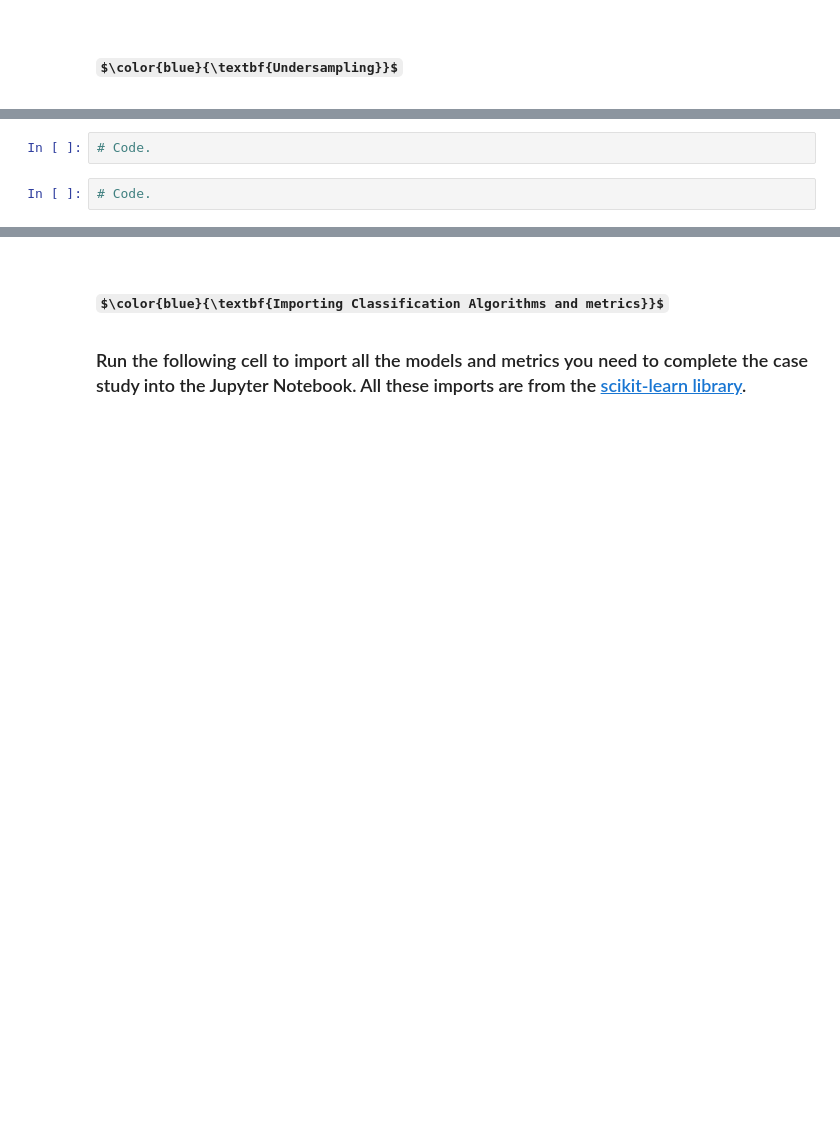
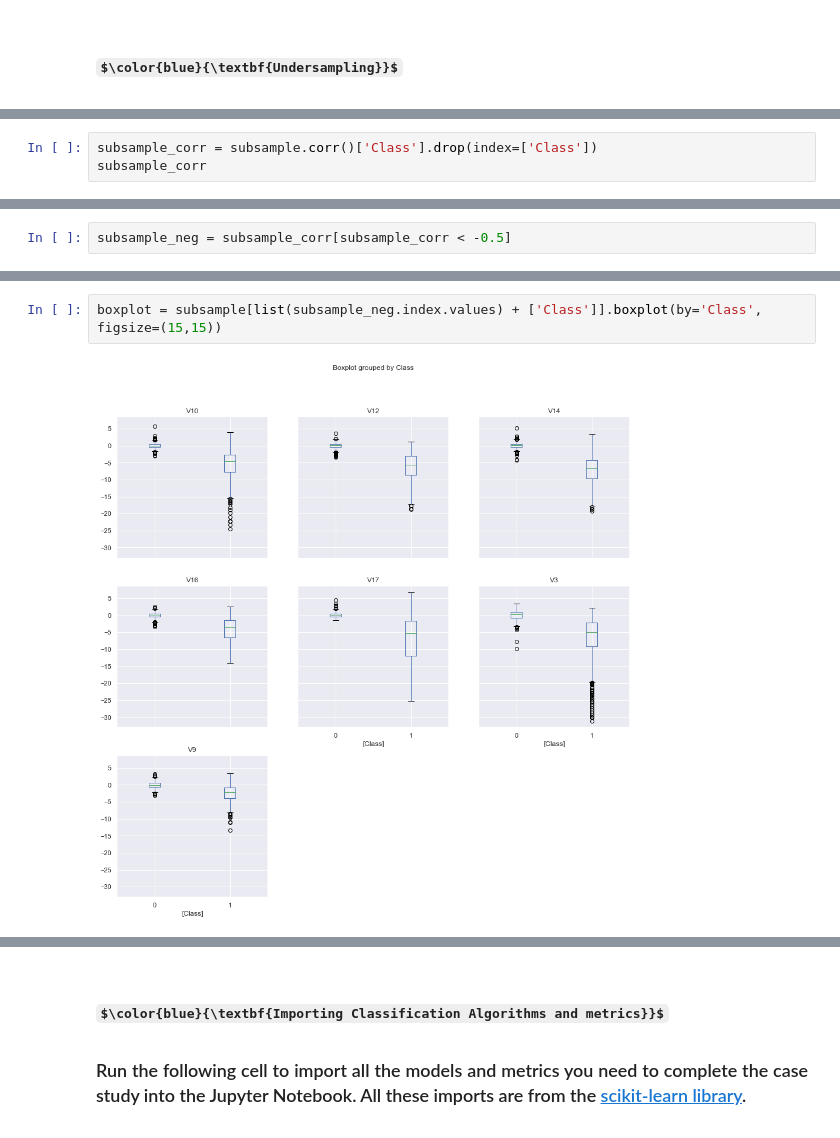
Before and after one commit to semana-i-2019/Materiales, a Jupyter notebook: Fighting Fraud/Fighting Fraud (Advanced).ipynb, the cells around one changed output, grey strips where cells are left out. Saved outputs shown, nothing was run; the diff lists cells and outputs as text; some formulas as TeX source; blank space fills up the shorter version.

```diff
--- a/Fighting Fraud/Fighting Fraud (Advanced).ipynb
+++ b/Fighting Fraud/Fighting Fraud (Advanced).ipynb
@@ -599,0 +646,3 @@ Size of test: 28696 10.075595052087905
+# %%
+subsample_corr = subsample.corr()['Class'].drop(index=['Class'])
+subsample_corr
@@ -599,0 +667,2 @@ Size of test: 28696 10.075595052087905
+# %%
+subsample_neg = subsample_corr[subsample_corr < -0.5]
@@ -602,7 +678,7 @@ Size of test: 28696 10.075595052087905
 <h1>$\,\,\,\color{blue}{\textbf{Visualizing features with high negative correlation}}$</h1>
 
 ### <p align="justify" style="line-height:25px"> Produce a $m\times n$ grid of boxplots for the variables with high negative correlation, spliting the $x-$axis into fraudulent and non-fraudulent transactions. Do the same for the variables with high positive correlation.
-# %%
-# Code.
-# %%
-# Code.
+# %%
+boxplot = subsample[list(subsample_neg.index.values) + ['Class']].boxplot(by='Class', figsize=(15,15))
+# %% [output]
+[figure, added]
```
Also changed, not shown: parts of 33 cells of this notebook.
